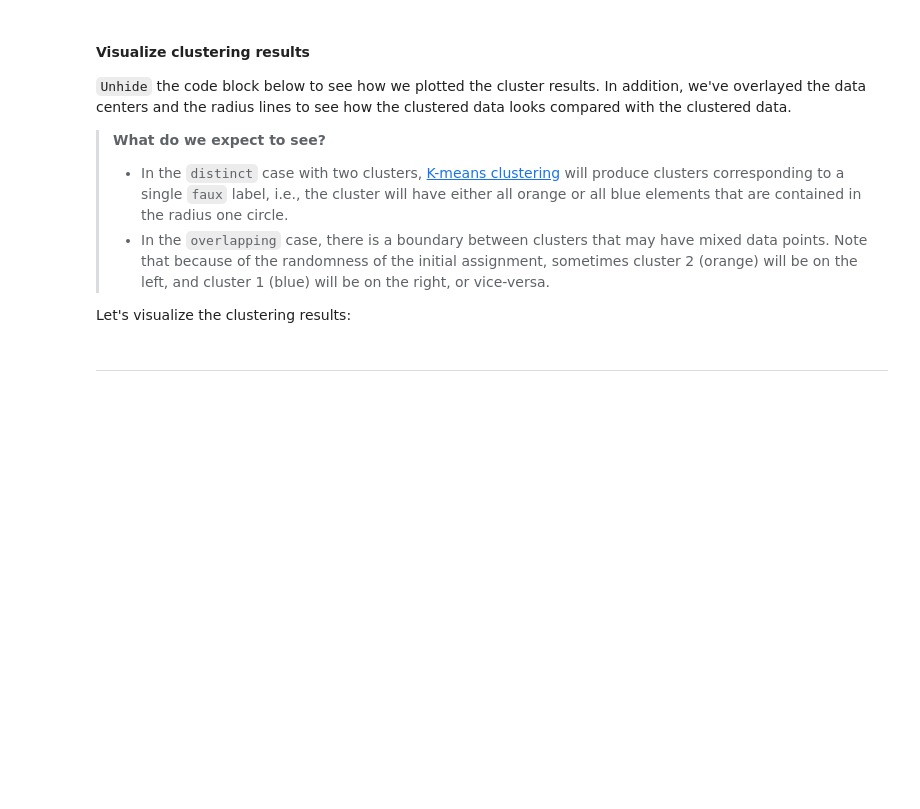
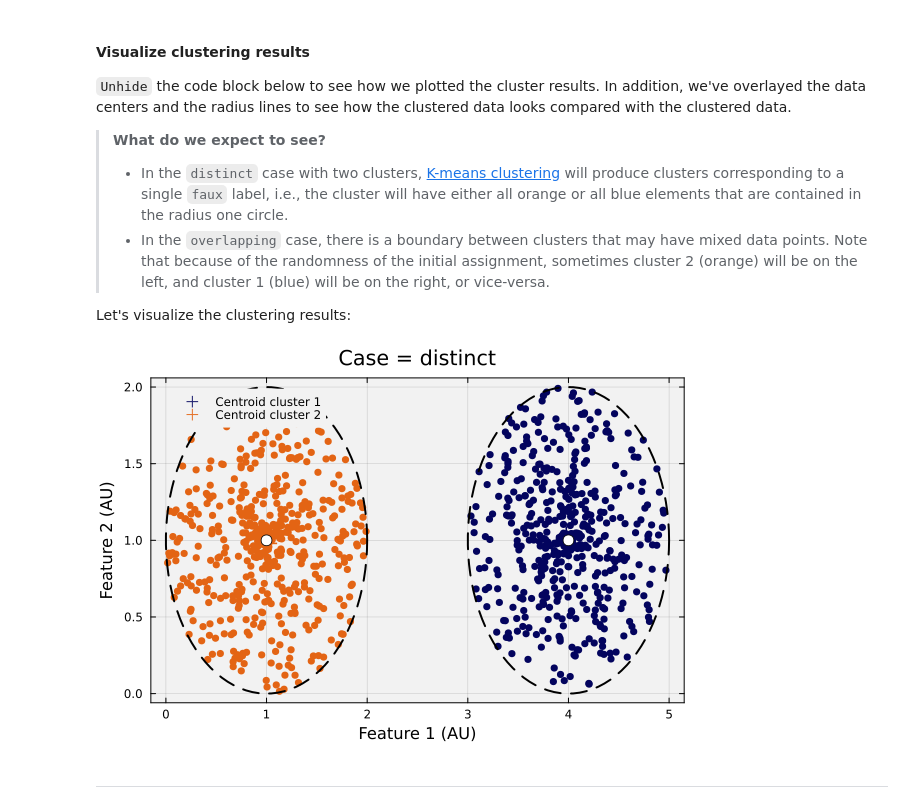
Before and after one commit to CHEME-5820-Spring-2026/ps1-5820-s26-EvoTW-source, a Jupyter notebook: PS1-CHEME-5820-Student-S26.ipynb, the cells around one changed output. Drawn from its saved outputs; the diff is of its cells as text; code cells hidden in the pictures; blank space fills up the shorter version.

```diff
--- a/PS1-CHEME-5820-Student-S26.ipynb
+++ b/PS1-CHEME-5820-Student-S26.ipynb
@@ -399,7 +394,7 @@ Let's cluster the data:
 # Call cluster(...) with D, model, and optional arguments
 # HINT: Set verbose = true to save intermediate results
 # HINT: Use tmpdir = _PATH_TO_TMP to specify where to save (folder must exist)
-result = nothing; # Replace with cluster(D, model, verbose = true, tmpdir = _PATH_TO_TMP)
+result = cluster(D, model); # Replace with cluster(D, model, verbose = true, tmpdir = _PATH_TO_TMP)
 # %% [markdown]
 #### Visualize clustering results
 
@@ -414,7 +409,6 @@ Let's visualize the clustering results:
 # %%
 # STUDENT TASK: After you run clustering, uncomment the block below.
 # (Visualization code is provided - just remove the #= and =# markers)
-#=
 let
 
     dataset = D;
@@ -422,34 +416,35 @@ let
     vertical_index = 2;
     p = plot(bg="gray95", background_color_outside="white", framestyle = :box, fg_legend = :transparent); # make an empty plot
 
     assignments = result.assignments;
     for i ∈ eachindex(assignments);
         a = assignments[i];
         scatter!([dataset[i, horizontal_index]], [dataset[i, vertical_index]], label="", c=my_color_dictionary[a], msc=my_color_dictionary[a]);
     end
     current();
 
     # plot the centroids -
     centroids = result.centroids;
     for k ∈ 1:K
         c = centroids[k]
         scatter!([c[horizontal_index]], [c[vertical_index]], label="Centroid cluster $(k)", msc=my_color_dictionary[k], c=my_color_dictionary[k],
             ms=10, markerstrokewidth=2, markershape = :plus)
     end
     current();
 
     circle_one = fixedcircle(c̄₁);
     circle_two = fixedcircle(c̄₂);
     plot!(circle_one[:,1], circle_one[:,2], lw=2, c=:black, ls=:dash, label="")
     plot!(circle_two[:,1], circle_two[:,2], lw=2, c=:black, ls=:dash, label="")
     scatter!([c̄₁[1]], [c̄₁[2]], ms=6, mec=:black, c=:white, label="")
     scatter!([c̄₂[1]], [c̄₂[2]], ms=6, mec=:black, c=:white, label="")
 
     xlabel!("Feature 1 (AU)", fontsize=18);
     ylabel!("Feature 2 (AU)", fontsize=18);
     title!("Case = $(case_label)", fontsize=18)
 end
-=#
+# %% [output]
+[figure, added]
 # %% [markdown]
 ___
 # %% [markdown]
```
Also changed, not shown: parts of 8 cells of this notebook.
